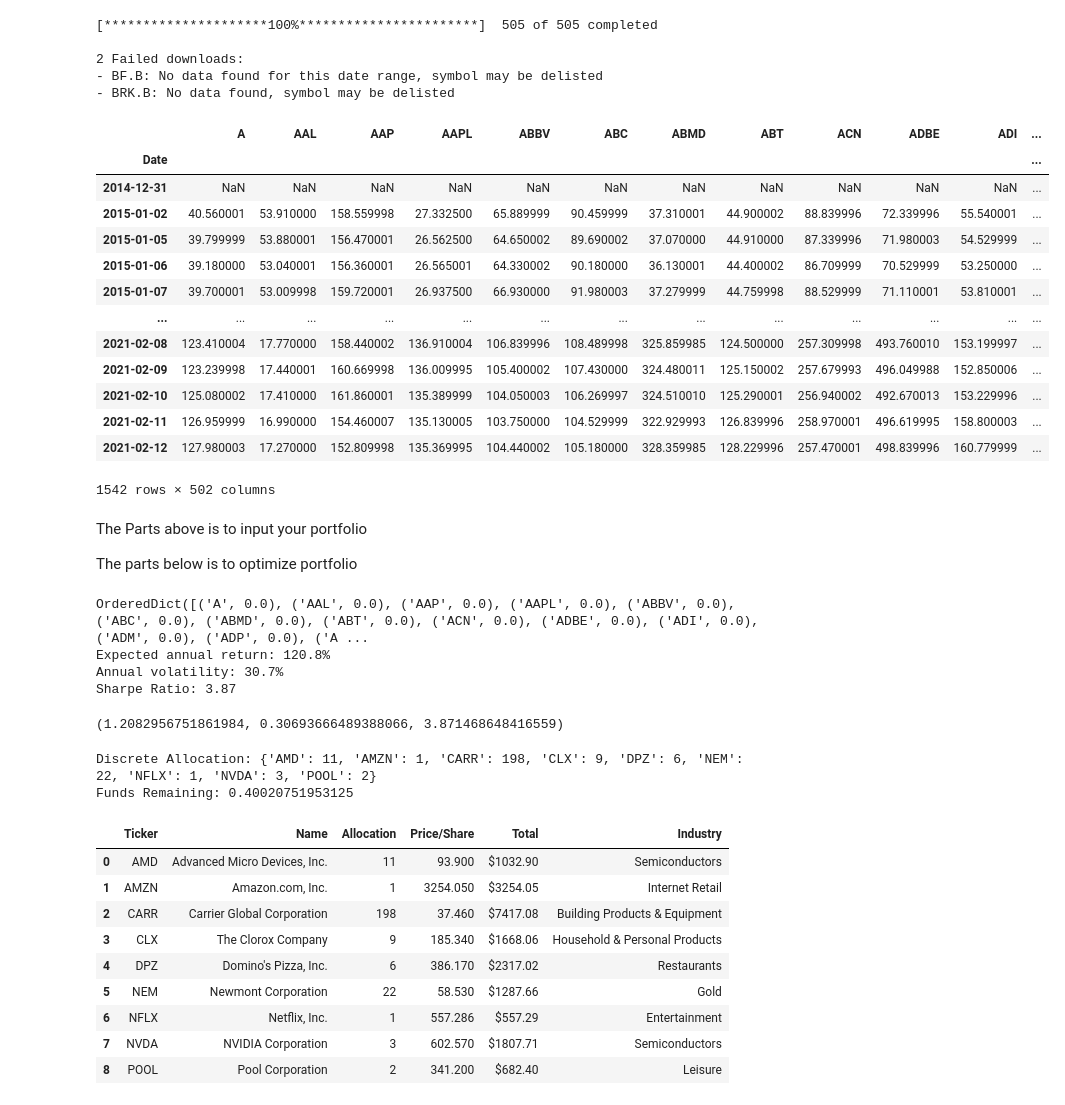
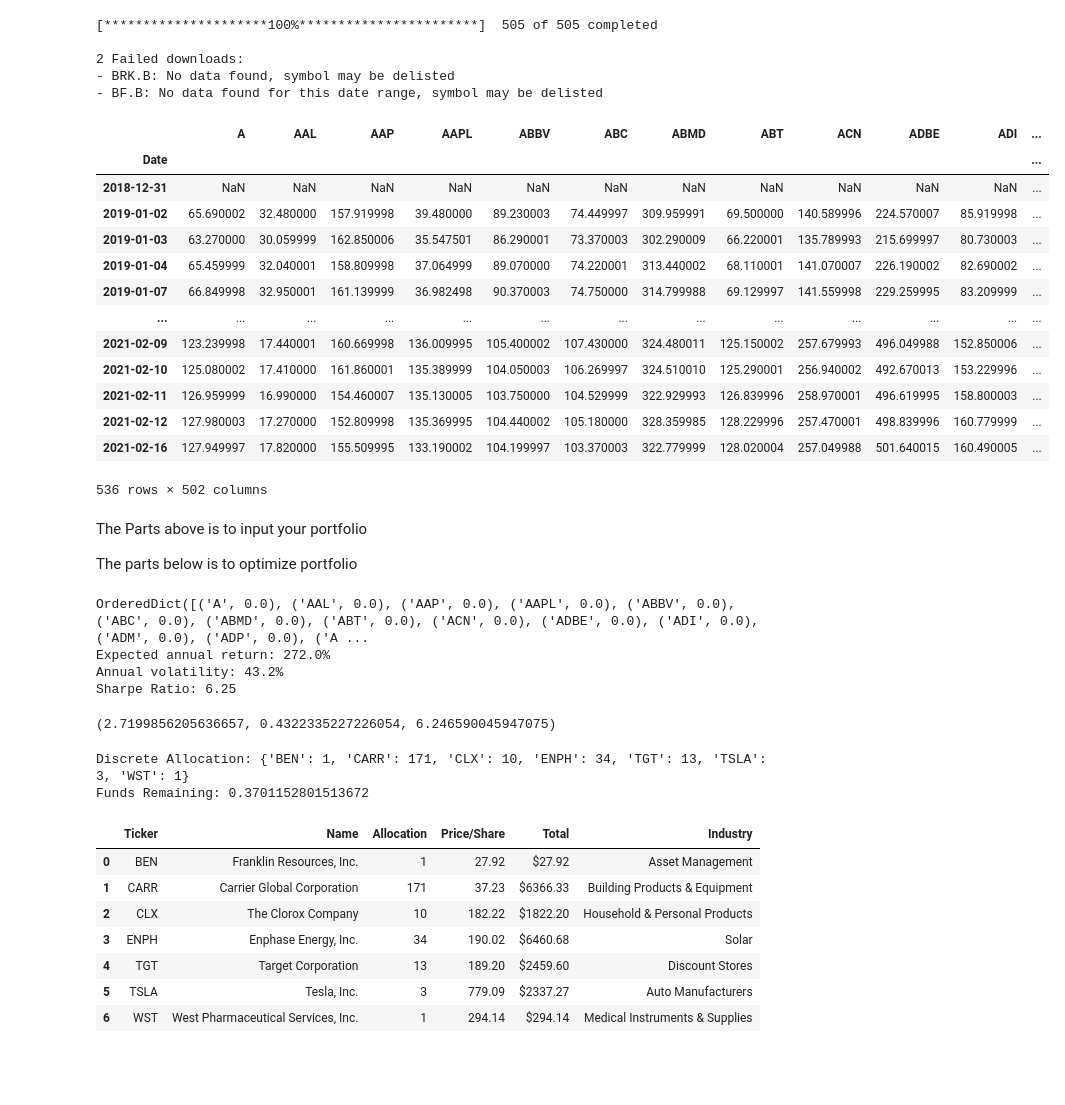
Before and after one commit to kriskirla/AllProjects, a Jupyter notebook: Algotrading/Portfolio_Analyzer.ipynb, the cells around one changed output. Drawn from its saved outputs; the diff is of its cells as text; code cells hidden in the pictures; blank space fills up the shorter version.

```diff
--- a/Algotrading/Portfolio_Analyzer.ipynb
+++ b/Algotrading/Portfolio_Analyzer.ipynb
@@ -31,31 +31,31 @@ def get_company_information(symbol):
 #get_company_information("ZOM")
 # %%
 # Get data from yahoo finance
-df = yf.download(ticker, start="2015-01-01", end=dt.today().strftime('%Y-%m-%d'))['Close']
+df = yf.download(ticker, start="2019-01-01", end=dt.today().strftime('%Y-%m-%d'))['Close']
 # Drop all delisted tickers
 df = df.dropna(axis='columns', how='all')
 df = df.drop(columns=["WRK"]) # For some reason WRK is showing Na for all except latest
 df
 # %% [output]
 [*********************100%***********************]  505 of 505 completed
 
 2 Failed downloads:
+- BRK.B: No data found, symbol may be delisted
 - BF.B: No data found for this date range, symbol may be delisted
-- BRK.B: No data found, symbol may be delisted
 |  | A | AAL | AAP | AAPL | ABBV | ABC | ABMD | ABT | ACN | ADBE | ADI | ... |
 | Date |  |  |  |  |  |  |  |  |  |  |  | ... |
-| 2014-12-31 | NaN | NaN | NaN | NaN | NaN | NaN | NaN | NaN | NaN | NaN | NaN | ... |
-| 2015-01-02 | 40.560001 | 53.910000 | 158.559998 | 27.332500 | 65.889999 | 90.459999 | 37.310001 | 44.900002 | 88.839996 | 72.339996 | 55.540001 | ... |
-| 2015-01-05 | 39.799999 | 53.880001 | 156.470001 | 26.562500 | 64.650002 | 89.690002 | 37.070000 | 44.910000 | 87.339996 | 71.980003 | 54.529999 | ... |
-| 2015-01-06 | 39.180000 | 53.040001 | 156.360001 | 26.565001 | 64.330002 | 90.180000 | 36.130001 | 44.400002 | 86.709999 | 70.529999 | 53.250000 | ... |
-| 2015-01-07 | 39.700001 | 53.009998 | 159.720001 | 26.937500 | 66.930000 | 91.980003 | 37.279999 | 44.759998 | 88.529999 | 71.110001 | 53.810001 | ... |
+| 2018-12-31 | NaN | NaN | NaN | NaN | NaN | NaN | NaN | NaN | NaN | NaN | NaN | ... |
+| 2019-01-02 | 65.690002 | 32.480000 | 157.919998 | 39.480000 | 89.230003 | 74.449997 | 309.959991 | 69.500000 | 140.589996 | 224.570007 | 85.919998 | ... |
+| 2019-01-03 | 63.270000 | 30.059999 | 162.850006 | 35.547501 | 86.290001 | 73.370003 | 302.290009 | 66.220001 | 135.789993 | 215.699997 | 80.730003 | ... |
+| 2019-01-04 | 65.459999 | 32.040001 | 158.809998 | 37.064999 | 89.070000 | 74.220001 | 313.440002 | 68.110001 | 141.070007 | 226.190002 | 82.690002 | ... |
+| 2019-01-07 | 66.849998 | 32.950001 | 161.139999 | 36.982498 | 90.370003 | 74.750000 | 314.799988 | 69.129997 | 141.559998 | 229.259995 | 83.209999 | ... |
 | ... | ... | ... | ... | ... | ... | ... | ... | ... | ... | ... | ... | ... |
-| 2021-02-08 | 123.410004 | 17.770000 | 158.440002 | 136.910004 | 106.839996 | 108.489998 | 325.859985 | 124.500000 | 257.309998 | 493.760010 | 153.199997 | ... |
 | 2021-02-09 | 123.239998 | 17.440001 | 160.669998 | 136.009995 | 105.400002 | 107.430000 | 324.480011 | 125.150002 | 257.679993 | 496.049988 | 152.850006 | ... |
 | 2021-02-10 | 125.080002 | 17.410000 | 161.860001 | 135.389999 | 104.050003 | 106.269997 | 324.510010 | 125.290001 | 256.940002 | 492.670013 | 153.229996 | ... |
 | 2021-02-11 | 126.959999 | 16.990000 | 154.460007 | 135.130005 | 103.750000 | 104.529999 | 322.929993 | 126.839996 | 258.970001 | 496.619995 | 158.800003 | ... |
 | 2021-02-12 | 127.980003 | 17.270000 | 152.809998 | 135.369995 | 104.440002 | 105.180000 | 328.359985 | 128.229996 | 257.470001 | 498.839996 | 160.779999 | ... |
+| 2021-02-16 | 127.949997 | 17.820000 | 155.509995 | 133.190002 | 104.199997 | 103.370003 | 322.779999 | 128.020004 | 257.049988 | 501.640015 | 160.490005 | ... |
-1542 rows × 502 columns
+536 rows × 502 columns
 # %% [markdown]
 The Parts above is to input your portfolio
 
@@ -78,10 +78,10 @@ print(clean_weights)
 ef.portfolio_performance(verbose=True)
 # %% [output]
 OrderedDict([('A', 0.0), ('AAL', 0.0), ('AAP', 0.0), ('AAPL', 0.0), ('ABBV', 0.0), ('ABC', 0.0), ('ABMD', 0.0), ('ABT', 0.0), ('ACN', 0.0), ('ADBE', 0.0), ('ADI', 0.0), ('ADM', 0.0), ('ADP', 0.0), ('A ...
-Expected annual return: 120.8%
-Annual volatility: 30.7%
-Sharpe Ratio: 3.87
+Expected annual return: 272.0%
+Annual volatility: 43.2%
+Sharpe Ratio: 6.25
-(1.2082956751861984, 0.30693666489388066, 3.871468648416559)
+(2.7199856205636657, 0.4322335227226054, 6.246590045947075)
 # %%
 # Get the discrete allocation of each share per stock
 from pypfopt.discrete_allocation import DiscreteAllocation, get_latest_prices
@@ -92,8 +92,8 @@ da = DiscreteAllocation(clean_weights, latest_prices, porfolio_val)
 allocation, leftover = da.lp_portfolio()
 print(f"Discrete Allocation: {allocation}\nFunds Remaining: {leftover}")
 # %% [output]
-Discrete Allocation: {'AMD': 11, 'AMZN': 1, 'CARR': 198, 'CLX': 9, 'DPZ': 6, 'NEM': 22, 'NFLX': 1, 'NVDA': 3, 'POOL': 2}
-Funds Remaining: 0.40020751953125
+Discrete Allocation: {'BEN': 1, 'CARR': 171, 'CLX': 10, 'ENPH': 34, 'TGT': 13, 'TSLA': 3, 'WST': 1}
+Funds Remaining: 0.3701152801513672
 # %%
 # Save information to print
 company_name = []
@@ -119,12 +119,10 @@ portfolio_df["Industry"] = industry
 portfolio_df
 # %% [output]
 |  | Ticker | Name | Allocation | Price/Share | Total | Industry |
-| 0 | AMD | Advanced Micro Devices, Inc. | 11 | 93.900 | $1032.90 | Semiconductors |
-| 1 | AMZN | Amazon.com, Inc. | 1 | 3254.050 | $3254.05 | Internet Retail |
-| 2 | CARR | Carrier Global Corporation | 198 | 37.460 | $7417.08 | Building Products & Equipment |
-| 3 | CLX | The Clorox Company | 9 | 185.340 | $1668.06 | Household & Personal Products |
-| 4 | DPZ | Domino's Pizza, Inc. | 6 | 386.170 | $2317.02 | Restaurants |
-| 5 | NEM | Newmont Corporation | 22 | 58.530 | $1287.66 | Gold |
-| 6 | NFLX | Netflix, Inc. | 1 | 557.286 | $557.29 | Entertainment |
-| 7 | NVDA | NVIDIA Corporation | 3 | 602.570 | $1807.71 | Semiconductors |
-| 8 | POOL | Pool Corporation | 2 | 341.200 | $682.40 | Leisure |
+| 0 | BEN | Franklin Resources, Inc. | 1 | 27.92 | $27.92 | Asset Management |
+| 1 | CARR | Carrier Global Corporation | 171 | 37.23 | $6366.33 | Building Products & Equipment |
+| 2 | CLX | The Clorox Company | 10 | 182.22 | $1822.20 | Household & Personal Products |
+| 3 | ENPH | Enphase Energy, Inc. | 34 | 190.02 | $6460.68 | Solar |
+| 4 | TGT | Target Corporation | 13 | 189.20 | $2459.60 | Discount Stores |
+| 5 | TSLA | Tesla, Inc. | 3 | 779.09 | $2337.27 | Auto Manufacturers |
+| 6 | WST | West Pharmaceutical Services, Inc. | 1 | 294.14 | $294.14 | Medical Instruments & Supplies |
```
